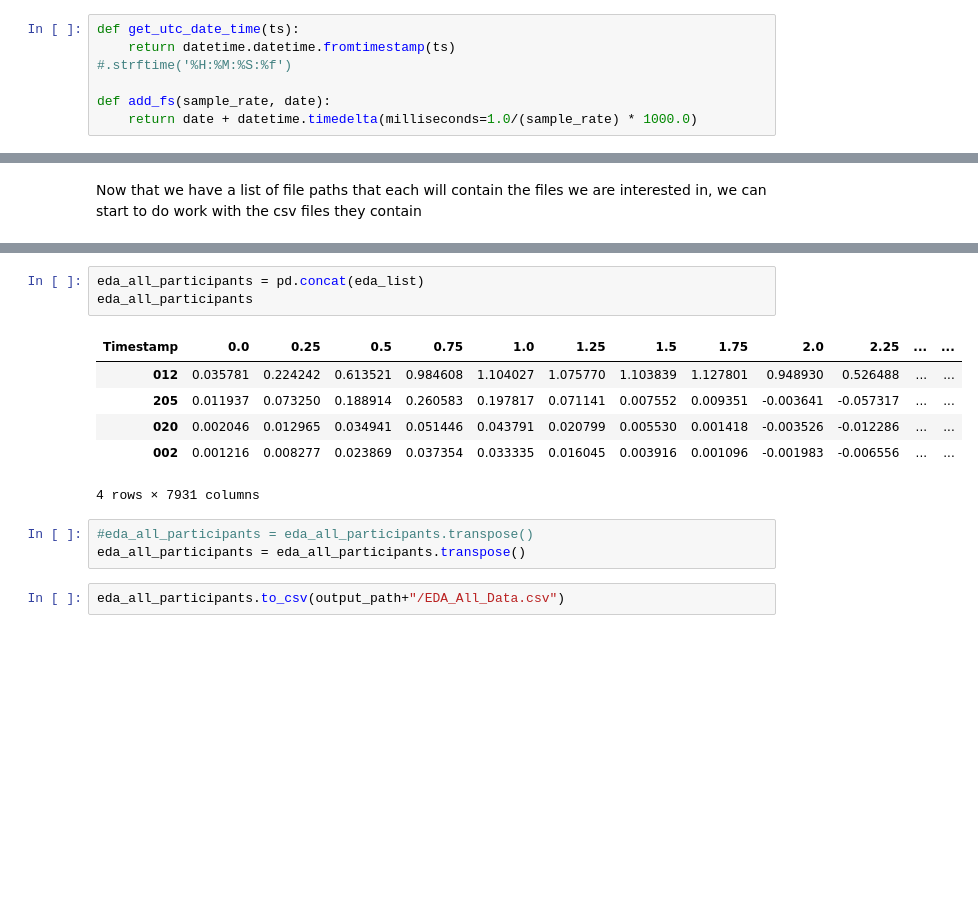
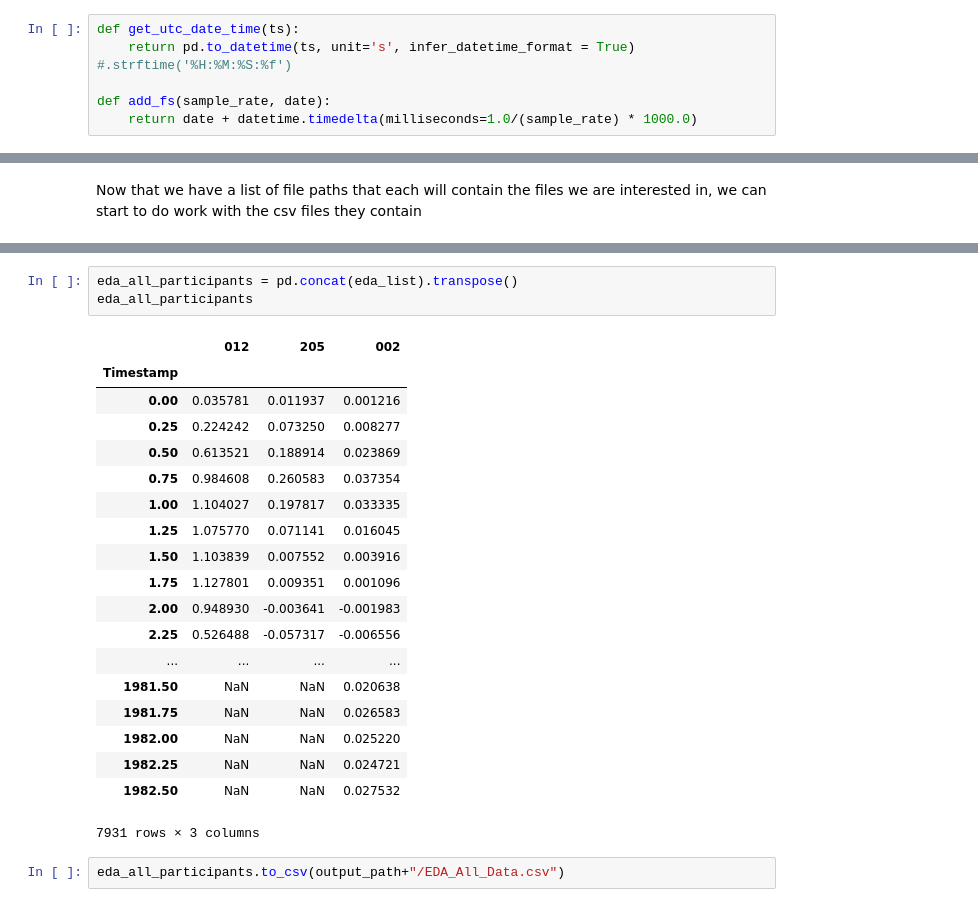
Before and after one commit to dcoh/EmpaticaE4Analysis, a Jupyter notebook: EDA_Output.ipynb, the cells around one changed output, grey strips where cells are left out. Saved outputs shown, nothing was run; the diff lists cells and outputs as text; blank space fills up the shorter version.

```diff
--- a/EDA_Output.ipynb
+++ b/EDA_Output.ipynb
@@ -17,7 +17,7 @@ output_path = r'/Users/dancohen/Dropbox/E4 stuff/test data/EDA_All_Data'
 Define helper functions to convert from the unix timestamp to UTC and to add time to an input date based on a sample rate (will be 4hz for this code)
 # %%
 def get_utc_date_time(ts):
-    return datetime.datetime.fromtimestamp(ts)
+    return pd.to_datetime(ts, unit='s', infer_datetime_format = True)
 #.strftime('%H:%M:%S:%f')
 
 def add_fs(sample_rate, date):
@@ -106,15 +150,25 @@ for folder in all_folders:
 # %%
-eda_all_participants = pd.concat(eda_list)
+eda_all_participants = pd.concat(eda_list).transpose()
 eda_all_participants
 # %% [output]
-| Timestamp | 0.0 | 0.25 | 0.5 | 0.75 | 1.0 | 1.25 | 1.5 | 1.75 | 2.0 | 2.25 | ... | ... |
-| 012 | 0.035781 | 0.224242 | 0.613521 | 0.984608 | 1.104027 | 1.075770 | 1.103839 | 1.127801 | 0.948930 | 0.526488 | ... | ... |
-| 205 | 0.011937 | 0.073250 | 0.188914 | 0.260583 | 0.197817 | 0.071141 | 0.007552 | 0.009351 | -0.003641 | -0.057317 | ... | ... |
-| 020 | 0.002046 | 0.012965 | 0.034941 | 0.051446 | 0.043791 | 0.020799 | 0.005530 | 0.001418 | -0.003526 | -0.012286 | ... | ... |
-| 002 | 0.001216 | 0.008277 | 0.023869 | 0.037354 | 0.033335 | 0.016045 | 0.003916 | 0.001096 | -0.001983 | -0.006556 | ... | ... |
+|  | 012 | 205 | 002 |
+| Timestamp |  |  |  |
+| 0.00 | 0.035781 | 0.011937 | 0.001216 |
+| 0.25 | 0.224242 | 0.073250 | 0.008277 |
+| 0.50 | 0.613521 | 0.188914 | 0.023869 |
+| 0.75 | 0.984608 | 0.260583 | 0.037354 |
+| 1.00 | 1.104027 | 0.197817 | 0.033335 |
+| 1.25 | 1.075770 | 0.071141 | 0.016045 |
+| 1.50 | 1.103839 | 0.007552 | 0.003916 |
+| 1.75 | 1.127801 | 0.009351 | 0.001096 |
+| 2.00 | 0.948930 | -0.003641 | -0.001983 |
+| 2.25 | 0.526488 | -0.057317 | -0.006556 |
+| ... | ... | ... | ... |
+| 1981.50 | NaN | NaN | 0.020638 |
+| 1981.75 | NaN | NaN | 0.026583 |
+| 1982.00 | NaN | NaN | 0.025220 |
+| 1982.25 | NaN | NaN | 0.024721 |
+| 1982.50 | NaN | NaN | 0.027532 |
-4 rows × 7931 columns
+7931 rows × 3 columns
-# %%
-#eda_all_participants = eda_all_participants.transpose()
-eda_all_participants = eda_all_participants.transpose()
 # %%
 eda_all_participants.to_csv(output_path+"/EDA_All_Data.csv")
```
Also changed, not shown: parts of 4 cells of this notebook.
